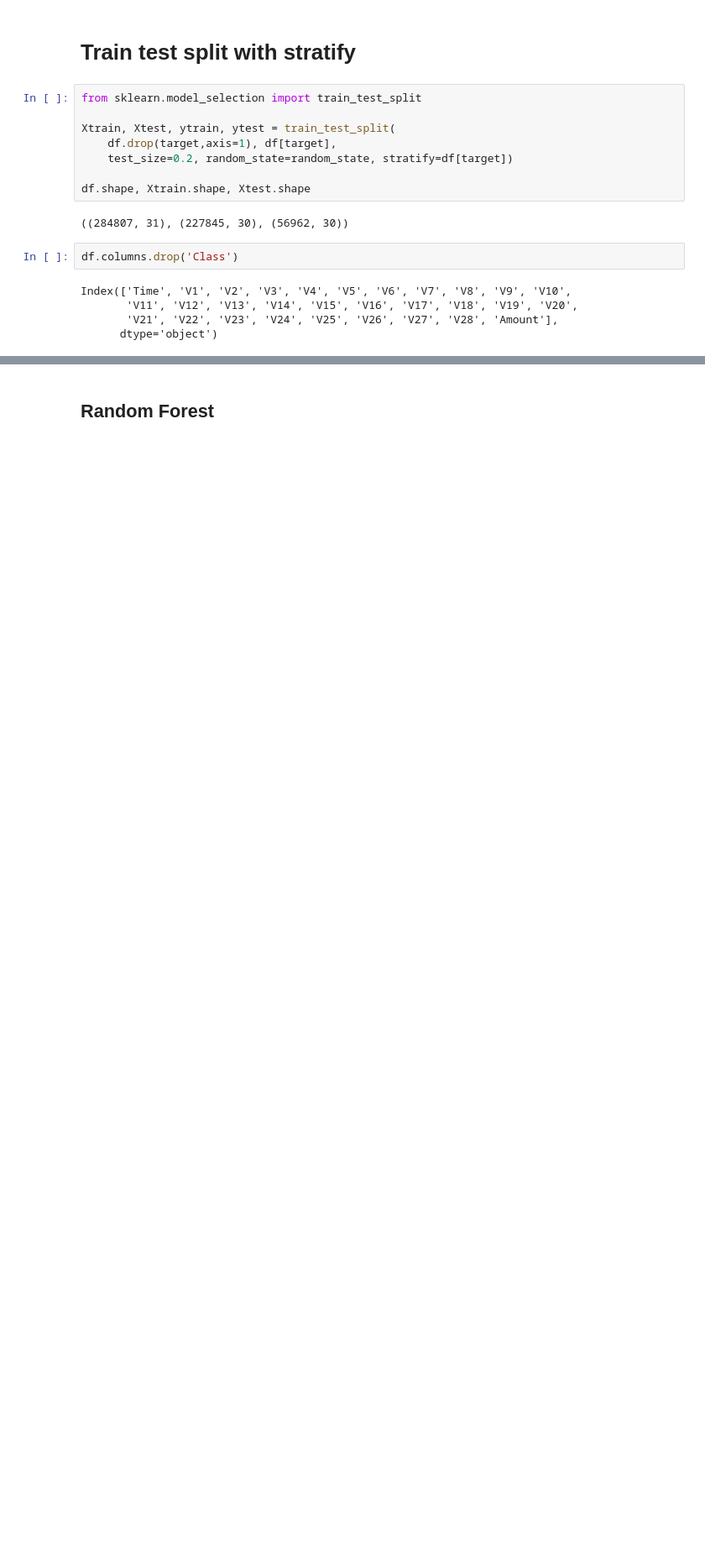
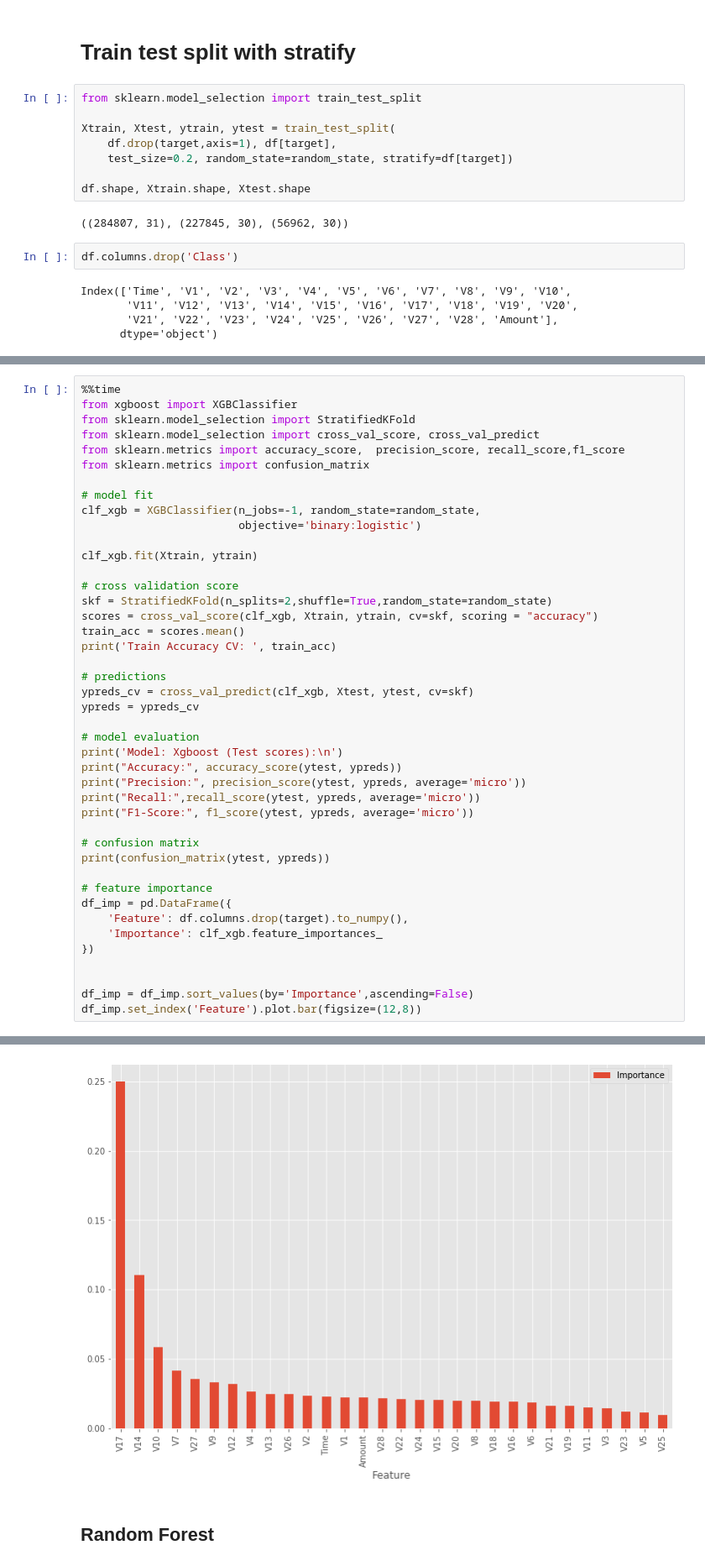
Before and after one commit to jokerNi/Project_Fraud_Detection, a Jupyter notebook: notebooks/b05_classification_modelling_xgboost.ipynb, the cells around one changed output, grey strips where cells are left out. Shown at 84% size. Drawn from its saved outputs; the diff is of its cells as text; blank space fills up the shorter version.

```diff
--- a/notebooks/b05_classification_modelling_xgboost.ipynb
+++ b/notebooks/b05_classification_modelling_xgboost.ipynb
@@ -252,0 +184,44 @@ df_imp.head(10).set_index('Feature').plot.bar(figsize=(12,8))
+# %%
+%%time
+from xgboost import XGBClassifier
+from sklearn.model_selection import StratifiedKFold
+from sklearn.model_selection import cross_val_score, cross_val_predict
+from sklearn.metrics import accuracy_score,  precision_score, recall_score,f1_score
+from sklearn.metrics import confusion_matrix
+
+# model fit
+clf_xgb = XGBClassifier(n_jobs=-1, random_state=random_state,
+                        objective='binary:logistic')
+
+clf_xgb.fit(Xtrain, ytrain)
+
+# cross validation score
+skf = StratifiedKFold(n_splits=2,shuffle=True,random_state=random_state)
+scores = cross_val_score(clf_xgb, Xtrain, ytrain, cv=skf, scoring = "accuracy")
+train_acc = scores.mean()
+print('Train Accuracy CV: ', train_acc)
+
+# predictions
+ypreds_cv = cross_val_predict(clf_xgb, Xtest, ytest, cv=skf)
+ypreds = ypreds_cv
+
+# model evaluation
+print('Model: Xgboost (Test scores):\n')
+print("Accuracy:", accuracy_score(ytest, ypreds))
+print("Precision:", precision_score(ytest, ypreds, average='micro'))
+print("Recall:",recall_score(ytest, ypreds, average='micro'))
+print("F1-Score:", f1_score(ytest, ypreds, average='micro'))
+
+# confusion matrix
+print(confusion_matrix(ytest, ypreds))
+
+# feature importance
+df_imp = pd.DataFrame({
+    'Feature': df.columns.drop(target).to_numpy(),
+    'Importance': clf_xgb.feature_importances_
+})
+
+
+df_imp = df_imp.sort_values(by='Importance',ascending=False)
+df_imp.set_index('Feature').plot.bar(figsize=(12,8))
+# %% [output]
@@ -253,2 +238,3 @@ df_imp.head(10).set_index('Feature').plot.bar(figsize=(12,8))
+[figure, added]
 # %% [markdown]
 ## Random Forest
```
Also changed, not shown: parts of 59 cells of this notebook.
